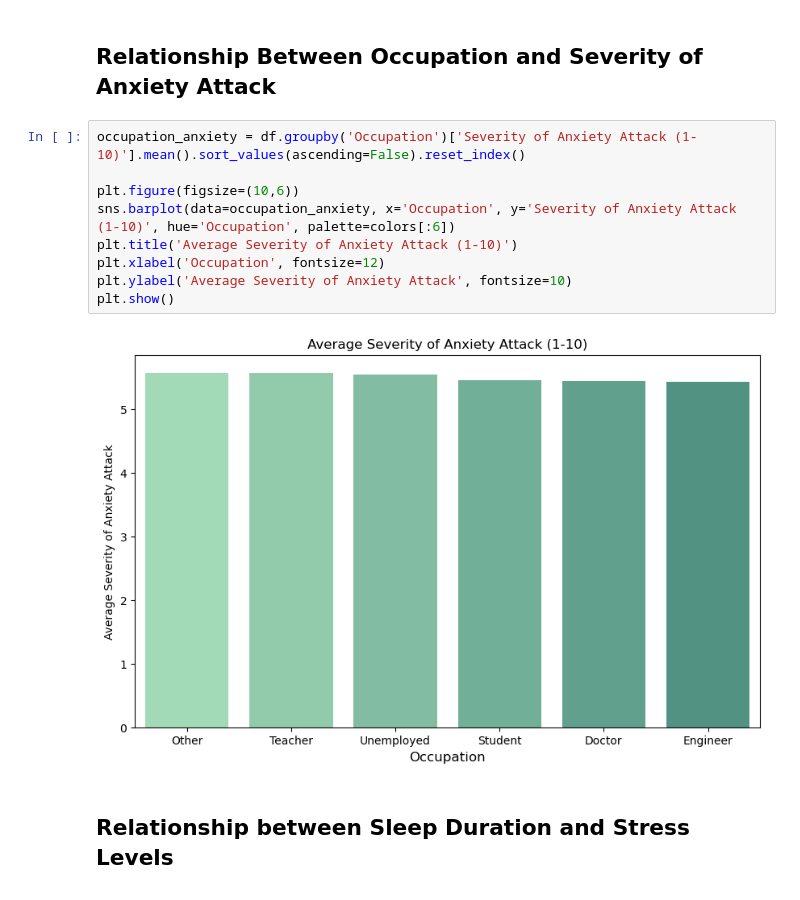
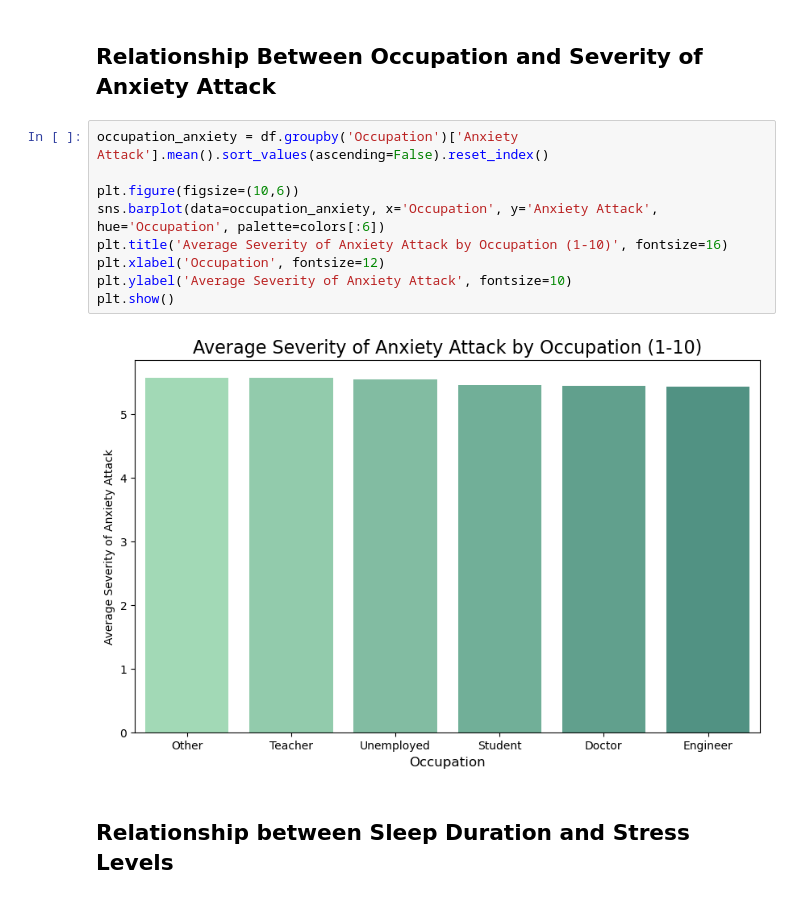
Before and after one commit to jonc1412/EDA-projects, a Jupyter notebook: anxiety-attack/anxiety_attack_analysis.ipynb, the cells around one changed output. Saved outputs shown, nothing was run; the diff lists cells and outputs as text.

```diff
--- a/anxiety-attack/anxiety_attack_analysis.ipynb
+++ b/anxiety-attack/anxiety_attack_analysis.ipynb
@@ -111,16 +113,16 @@ plt.show()
 # %% [markdown]
 ## Relationship Between Occupation and Severity of Anxiety Attack
 # %%
-occupation_anxiety = df.groupby('Occupation')['Severity of Anxiety Attack (1-10)'].mean().sort_values(ascending=False).reset_index()
+occupation_anxiety = df.groupby('Occupation')['Anxiety Attack'].mean().sort_values(ascending=False).reset_index()
 
 plt.figure(figsize=(10,6))
-sns.barplot(data=occupation_anxiety, x='Occupation', y='Severity of Anxiety Attack (1-10)', hue='Occupation', palette=colors[:6])
-plt.title('Average Severity of Anxiety Attack (1-10)')
+sns.barplot(data=occupation_anxiety, x='Occupation', y='Anxiety Attack', hue='Occupation', palette=colors[:6])
+plt.title('Average Severity of Anxiety Attack by Occupation (1-10)', fontsize=16)
 plt.xlabel('Occupation', fontsize=12)
 plt.ylabel('Average Severity of Anxiety Attack', fontsize=10)
 plt.show()
 # %% [output]
-[figure, old version]
+[figure, new version]
 # %% [markdown]
 ## Relationship between Sleep Duration and Stress Levels
 # %%
```
Also changed, not shown: parts of 5 cells of this notebook.
